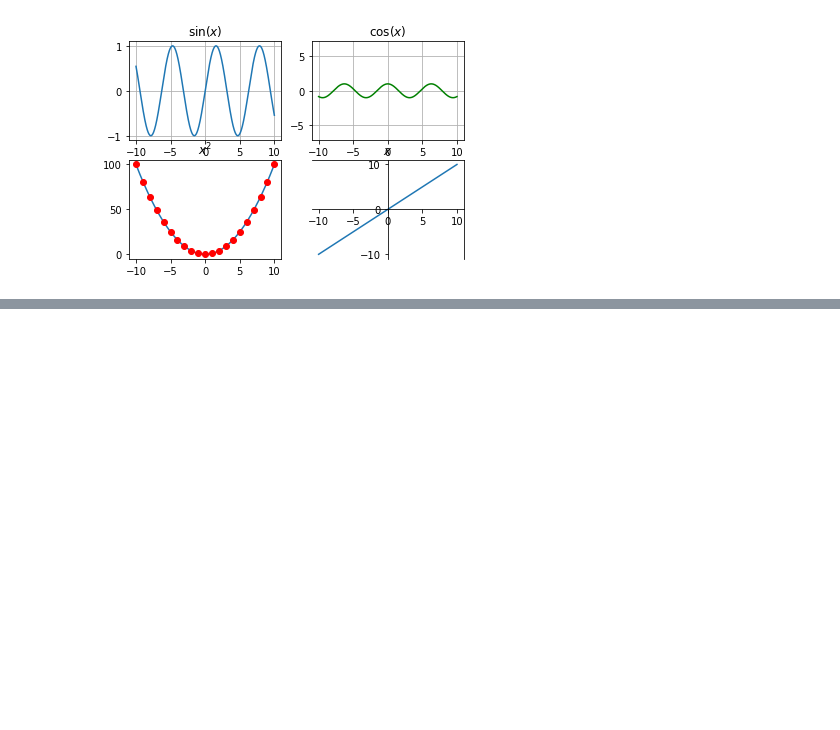
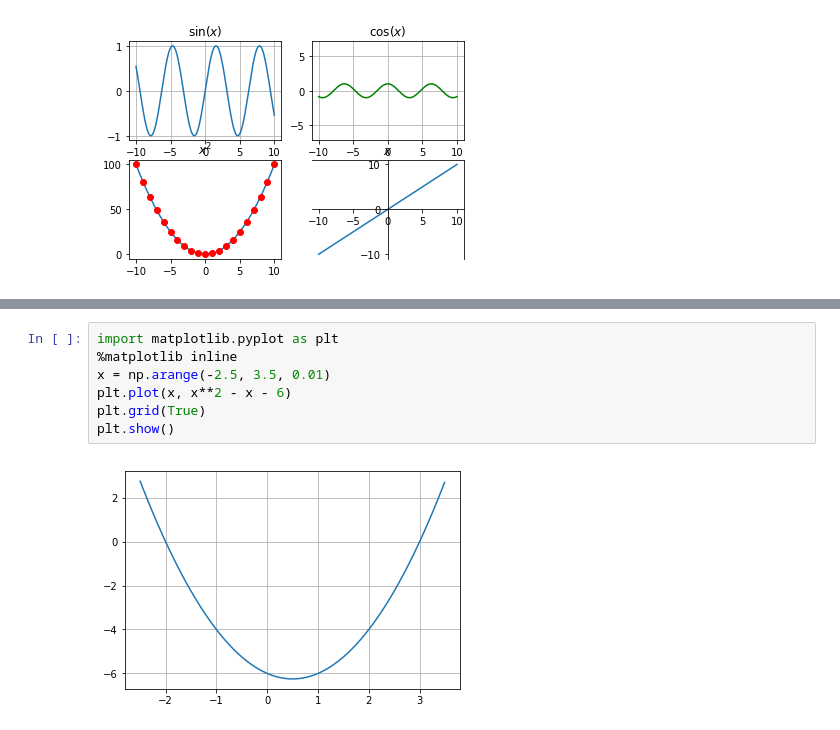
Before and after one commit to KTune/prog_markelova, a Jupyter notebook: 2nd semester/1lab.ipynb, the cells around one changed output, grey strips where cells are left out. Drawn from its saved outputs; the diff is of its cells as text; blank space fills up the shorter version.

```diff
--- a/2nd semester/1lab.ipynb
+++ b/2nd semester/1lab.ipynb
@@ -73,0 +90,9 @@ Adding an axes using the same arguments as a previous axes currently reuses the
+# %%
+import matplotlib.pyplot as plt
+%matplotlib inline
+x = np.arange(-2.5, 3.5, 0.01)
+plt.plot(x, x**2 - x - 6)
+plt.grid(True)
+plt.show()
+# %% [output]
+[figure, added]
```
Also changed, not shown: parts of 13 cells of this notebook.
